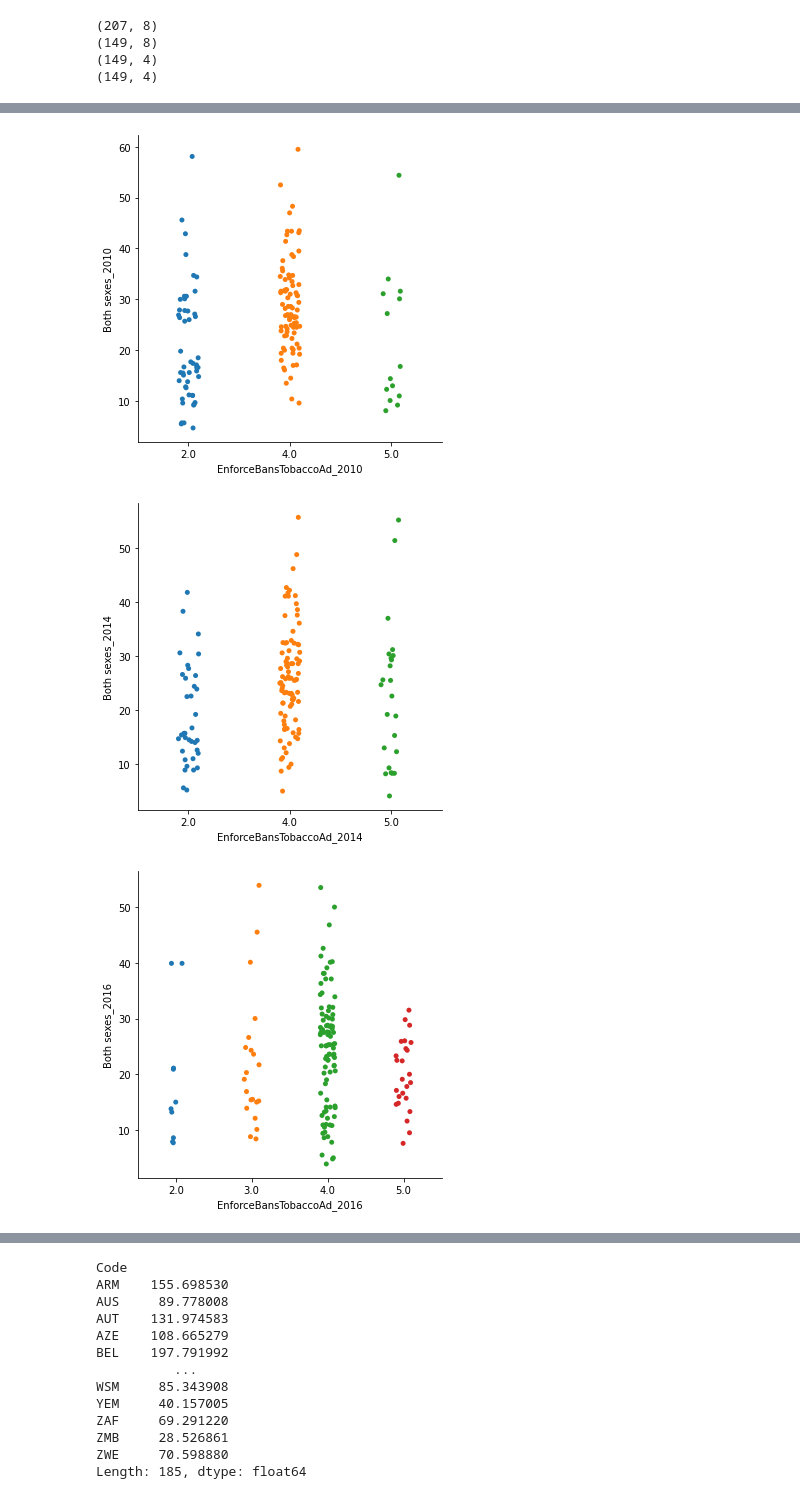
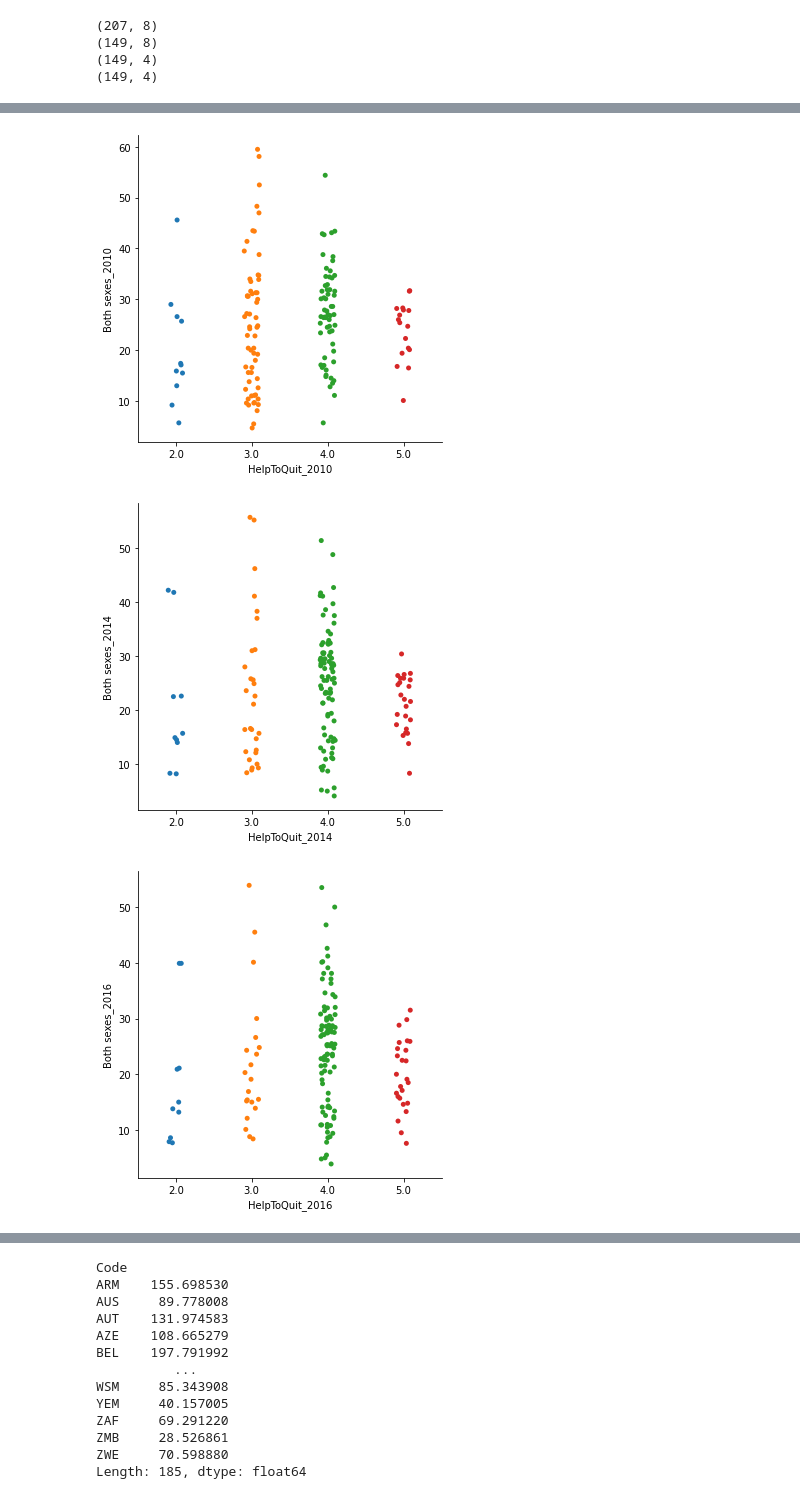
Before and after one commit to Jonathan-Z/GatechCorrelation1TobaccoDatathon, a Jupyter notebook: Policy_OfferToHelp.ipynb, the cells around one changed output, grey strips where cells are left out. Cells and saved outputs as stored; diff of their text form; code cells hidden in the pictures.

Commit message:
Offer to Help Policy, Updated CBD Data
linear graphs for offer to help policy
added offer to help policy columns to cbd dataset, jonathan should combine with all combined dataset

```diff
--- a/Policy_OfferToHelp.ipynb
+++ b/Policy_OfferToHelp.ipynb
@@ -34,7 +34,7 @@ print(cbd_dropped.shape)
 cbd_dropped = cbd_dropped.dropna()
 print(cbd_dropped.shape)
 death = cbd_dropped[["deathRate_" + str(x) for x in (2007,2010,2012,2014,2016)]]
-death_enforce = cbd_dropped[["EnforceBansTobaccoAd_" + str(x) for x in (2007,2010,2012,2014,2016)]]
+death_enforce = cbd_dropped[["HelpToQuit_" + str(x) for x in (2007,2010,2012,2014,2016)]]
 # %% [output]
 (207, 10)
 (185, 10)
@@ -65,8 +64,8 @@ dtype: int64
 # %%
 for year in (2007,2010,2012,2014,2016):
     sns.catplot(data = cbd_dropped,
-                   x="EnforceBansTobaccoAd_" + str(year),
+                   x="HelpToQuit_" + str(year),
                    y="deathRate_" + str(year),
                     label =year)
-plt.title("EnforceBansTobaccoAd_ vs. Death Rate");
+plt.title("HelpToQuit_ vs. Death Rate");
 # %% [output]
@@ -78,7 +77,7 @@ plt.title("EnforceBansTobaccoAd_ vs. Death Rate");
 # %%
 encoded = list()
 for year in (2007,2010,2012,2014,2016):
-    encoded.append(pd.get_dummies(death_enforce['EnforceBansTobaccoAd_' + str(year)]))
+    encoded.append(pd.get_dummies(death_enforce['HelpToQuit_' + str(year)]))
 #encoded = pd.DataFrame().join(encoded, how="outer")
 # %%
 from sklearn.linear_model import LinearRegression as lr
@@ -113,12 +112,12 @@ enforce18.head();
 enforce18 = enforce18[["SpatialDimValueCode","Value"]]
 enforce18 = enforce18.rename(columns={'Value': '2018', "SpatialDimValueCode": "Code"})
 enforce18 = enforce18.set_index("Code")
-enforce18.columns = ["EnforceBansTobaccoAd_"+str(x) for x in enforce18.columns]
+enforce18.columns = ["HelpToQuit_"+str(x) for x in enforce18.columns]
 enforce18.head()
 #get 2018 from enforce.csv
 
 df = pd.DataFrame().join([df, enforce18], how="outer")
-usage_enforce = df[["EnforceBansTobaccoAd_" + str(x) for x in (2010, 2014, 2016, 2018)]]
+usage_enforce = df[["HelpToQuit_" + str(x) for x in (2010, 2014, 2016, 2018)]]
 #Both sexes_2010, 2014, 2016, 2018
 # %%
 new_years = [2010,2014,2016,2018]
@@ -163,11 +161,11 @@ dtype: int64
 # %%
 for year in new_years:
     sns.catplot(data = usage_cbd_dropped,
-                   x="EnforceBansTobaccoAd_" + str(year),
+                   x="HelpToQuit_" + str(year),
                    y="Both sexes_" + str(year),
                     label =year)
-plt.title("EnforceBansTobaccoAd_ vs. Tobacco Usage Rate");
+plt.title("HelpToQuit_ vs. Tobacco Usage Rate");
 # %% [output]
-[figure, old version]
+[figure, new version]
-[figure, old version]
+[figure, new version]
-[figure, old version]
+[figure, new version]
```
Also changed, not shown: parts of 12 cells of this notebook, 2 other files.
